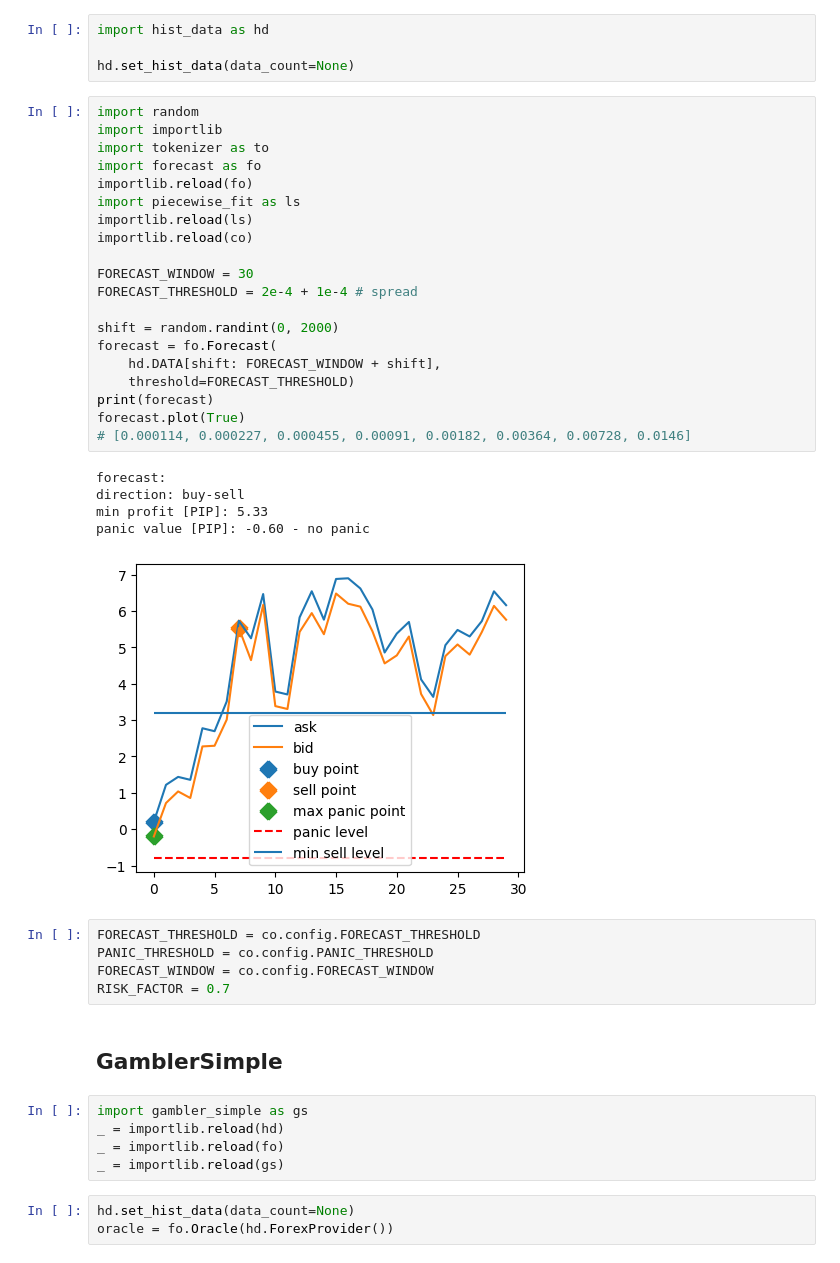
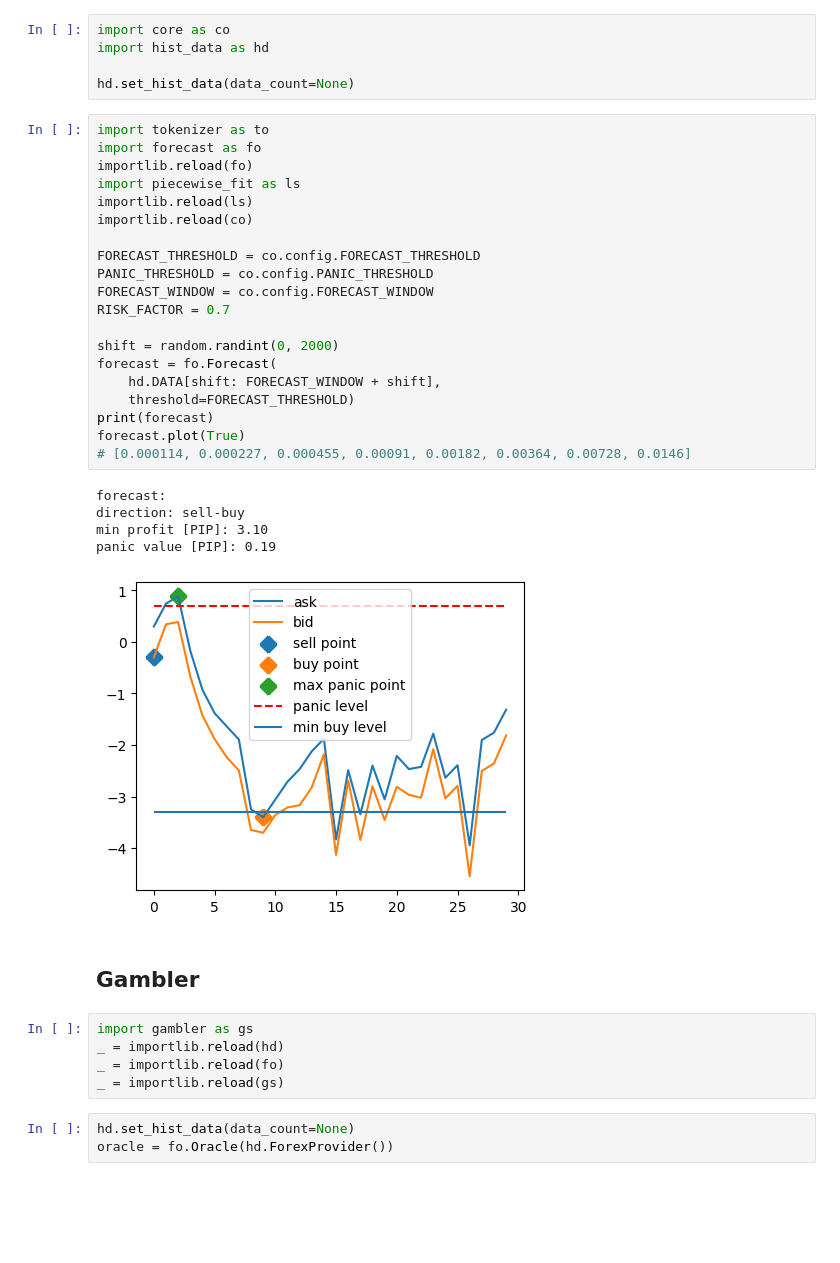
Before and after one commit to stefanzarembinski/szx81, a Jupyter notebook: src/forecast.ipynb, the cells around one changed output. Saved outputs shown, nothing was run; the diff lists cells and outputs as text; blank space fills up the shorter version.

```diff
--- a/src/forecast.ipynb
+++ b/src/forecast.ipynb
@@ -15,42 +28,38 @@ plt.rcParams['figure.figsize'] = (5, 4)
 # %%
+import core as co
 import hist_data as hd
 
 hd.set_hist_data(data_count=None)
 # %%
-import random
-import importlib
 import tokenizer as to
 import forecast as fo
 importlib.reload(fo)
 import piecewise_fit as ls
 importlib.reload(ls)
 importlib.reload(co)
 
-FORECAST_WINDOW = 30
-FORECAST_THRESHOLD = 2e-4 + 1e-4 # spread
+FORECAST_THRESHOLD = co.config.FORECAST_THRESHOLD
+PANIC_THRESHOLD = co.config.PANIC_THRESHOLD
+FORECAST_WINDOW = co.config.FORECAST_WINDOW
+RISK_FACTOR = 0.7
 
 shift = random.randint(0, 2000)
 forecast = fo.Forecast(
     hd.DATA[shift: FORECAST_WINDOW + shift],
     threshold=FORECAST_THRESHOLD)
 print(forecast)
 forecast.plot(True)
 # [0.000114, 0.000227, 0.000455, 0.00091, 0.00182, 0.00364, 0.00728, 0.0146]
 # %% [output]
 forecast:
-direction: buy-sell
-min profit [PIP]: 5.33
-panic value [PIP]: -0.60 - no panic
+direction: sell-buy
+min profit [PIP]: 3.10
+panic value [PIP]: 0.19
-[figure, old version]
+[figure, new version]
-# %%
-FORECAST_THRESHOLD = co.config.FORECAST_THRESHOLD
-PANIC_THRESHOLD = co.config.PANIC_THRESHOLD
-FORECAST_WINDOW = co.config.FORECAST_WINDOW
-RISK_FACTOR = 0.7
 # %% [markdown]
-## GamblerSimple
+## Gambler
 # %%
-import gambler_simple as gs
+import gambler as gs
 _ = importlib.reload(hd)
 _ = importlib.reload(fo)
 _ = importlib.reload(gs)
```
Also changed, not shown: parts of 7 cells of this notebook, 1 other file.
